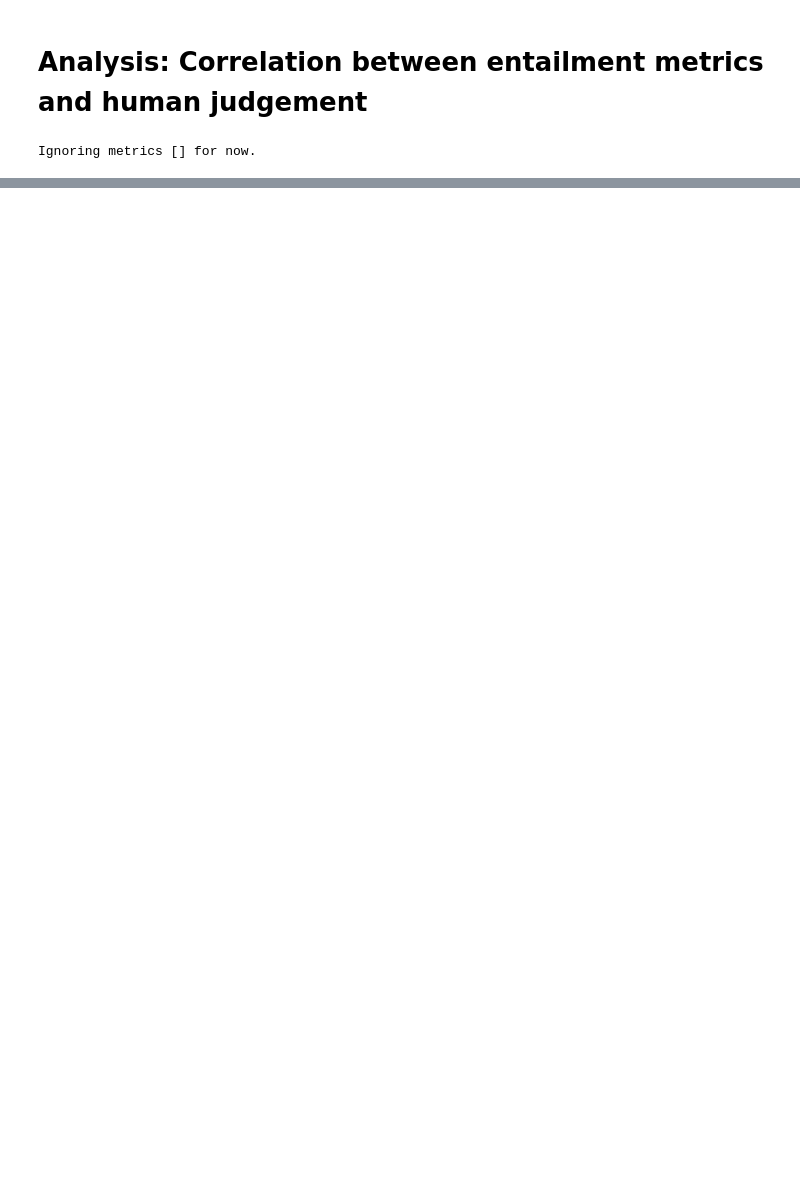
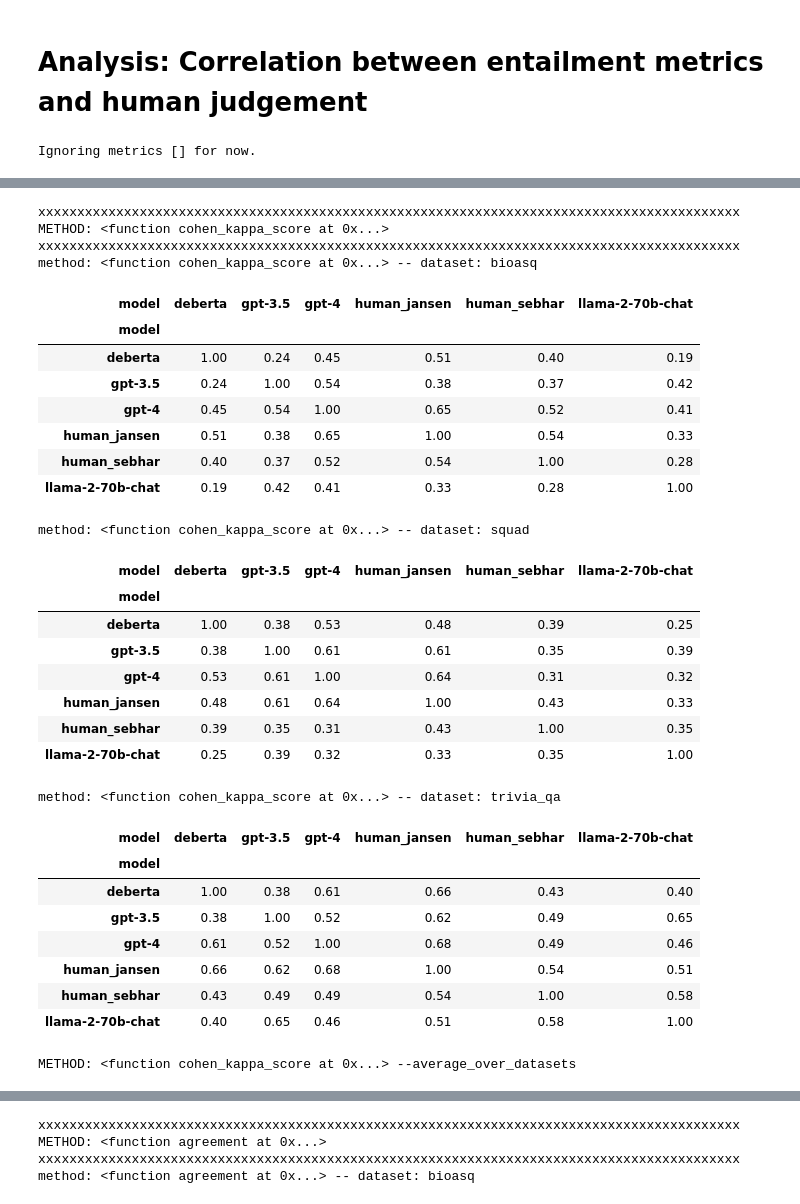
Before and after one commit to JThh/long_hallucinations, a Jupyter notebook: notebooks/paper_evals/23-11-24-human-entailment-evaluation.ipynb, the cells around one changed output, grey strips where cells are left out. Cells and saved outputs as stored; diff of their text form; code cells hidden in the pictures; blank space fills up the shorter version.

```diff
--- a/notebooks/paper_evals/23-11-24-human-entailment-evaluation.ipynb
+++ b/notebooks/paper_evals/23-11-24-human-entailment-evaluation.ipynb
@@ -390,14 +378,0 @@ for name, tmp in df.groupby(['index', 'dataset', 'model']):
-# %%
-def agreement(x, y):
-    return np.mean(x == y)
-
-
-for method in ['pearson', 'kendall', 'spearman', agreement, cohen_kappa_score]:
-    print(90*'x')
-    print(colorize(f'METHOD: {method}'))
-    print(90*'x')
-
-    for dataset, gdf in df.groupby('dataset'):
-        pdf = gdf.pivot(index='index', columns='model', values='value')
-        print(colorize(f'method: {method} -- dataset: {dataset}', 1))
-        display(pdf.corr(method=method))
@@ -445,0 +379,62 @@ method: kendall -- dataset: trivia_qa
+# %%
+def style(df):
+    return df.style.background_gradient(sns.color_palette('crest', as_cmap=True), axis=None).format(precision=2)
+# %%
+def agreement(x, y):
+    return np.mean(x == y)
+
+
+for method in [cohen_kappa_score, agreement, 'pearson', 'kendall', 'spearman']:
+    print(90*'x')
+    print(colorize(f'METHOD: {method}'))
+    print(90*'x')
+
+    corrs = []
+    for dataset, gdf in df.groupby('dataset'):
+        pdf = gdf.pivot(index='index', columns='model', values='value')
+        corr = pdf.corr(method=method)
+        corrs.append(corr)
+        print(colorize(f'method: {method} -- dataset: {dataset}', 1))
+        display(style(corr))
+
+    avg = pd.concat(corrs).reset_index().groupby('model').mean()
+    # print(colorize(f'METHOD: {method} --average_over_datasets', 2))
+    # display(style(avg))
+
+    tmp = pd.DataFrame([0.5 * (avg.loc['human_jansen'] + avg.loc['human_sebhar'])])
+    tmp.index = ['human_average']
+    avg = avg._append(tmp)
+    print(colorize(f'METHOD: {method} --average_over_datasets', 2))
+    display(style(avg))
+# %% [output]
+xxxxxxxxxxxxxxxxxxxxxxxxxxxxxxxxxxxxxxxxxxxxxxxxxxxxxxxxxxxxxxxxxxxxxxxxxxxxxxxxxxxxxxxxxx
+METHOD: <function cohen_kappa_score at 0x...>
+xxxxxxxxxxxxxxxxxxxxxxxxxxxxxxxxxxxxxxxxxxxxxxxxxxxxxxxxxxxxxxxxxxxxxxxxxxxxxxxxxxxxxxxxxx
+method: <function cohen_kappa_score at 0x...> -- dataset: bioasq
+| model | deberta | gpt-3.5 | gpt-4 | human_jansen | human_sebhar | llama-2-70b-chat |
+| model |  |  |  |  |  |  |
+| deberta | 1.00 | 0.24 | 0.45 | 0.51 | 0.40 | 0.19 |
+| gpt-3.5 | 0.24 | 1.00 | 0.54 | 0.38 | 0.37 | 0.42 |
+| gpt-4 | 0.45 | 0.54 | 1.00 | 0.65 | 0.52 | 0.41 |
+| human_jansen | 0.51 | 0.38 | 0.65 | 1.00 | 0.54 | 0.33 |
+| human_sebhar | 0.40 | 0.37 | 0.52 | 0.54 | 1.00 | 0.28 |
+| llama-2-70b-chat | 0.19 | 0.42 | 0.41 | 0.33 | 0.28 | 1.00 |
+method: <function cohen_kappa_score at 0x...> -- dataset: squad
+| model | deberta | gpt-3.5 | gpt-4 | human_jansen | human_sebhar | llama-2-70b-chat |
+| model |  |  |  |  |  |  |
+| deberta | 1.00 | 0.38 | 0.53 | 0.48 | 0.39 | 0.25 |
+| gpt-3.5 | 0.38 | 1.00 | 0.61 | 0.61 | 0.35 | 0.39 |
+| gpt-4 | 0.53 | 0.61 | 1.00 | 0.64 | 0.31 | 0.32 |
+| human_jansen | 0.48 | 0.61 | 0.64 | 1.00 | 0.43 | 0.33 |
+| human_sebhar | 0.39 | 0.35 | 0.31 | 0.43 | 1.00 | 0.35 |
+| llama-2-70b-chat | 0.25 | 0.39 | 0.32 | 0.33 | 0.35 | 1.00 |
+method: <function cohen_kappa_score at 0x...> -- dataset: trivia_qa
+| model | deberta | gpt-3.5 | gpt-4 | human_jansen | human_sebhar | llama-2-70b-chat |
+| model |  |  |  |  |  |  |
+| deberta | 1.00 | 0.38 | 0.61 | 0.66 | 0.43 | 0.40 |
+| gpt-3.5 | 0.38 | 1.00 | 0.52 | 0.62 | 0.49 | 0.65 |
+| gpt-4 | 0.61 | 0.52 | 1.00 | 0.68 | 0.49 | 0.46 |
+| human_jansen | 0.66 | 0.62 | 0.68 | 1.00 | 0.54 | 0.51 |
+| human_sebhar | 0.43 | 0.49 | 0.49 | 0.54 | 1.00 | 0.58 |
+| llama-2-70b-chat | 0.40 | 0.65 | 0.46 | 0.51 | 0.58 | 1.00 |
+METHOD: <function cohen_kappa_score at 0x...> --average_over_datasets
@@ -445,0 +449,4 @@ method: kendall -- dataset: trivia_qa
+xxxxxxxxxxxxxxxxxxxxxxxxxxxxxxxxxxxxxxxxxxxxxxxxxxxxxxxxxxxxxxxxxxxxxxxxxxxxxxxxxxxxxxxxxx
+METHOD: <function agreement at 0x...>
+xxxxxxxxxxxxxxxxxxxxxxxxxxxxxxxxxxxxxxxxxxxxxxxxxxxxxxxxxxxxxxxxxxxxxxxxxxxxxxxxxxxxxxxxxx
+method: <function agreement at 0x...> -- dataset: bioasq
```
Also changed, not shown: parts of 21 cells of this notebook, 6 other files.
